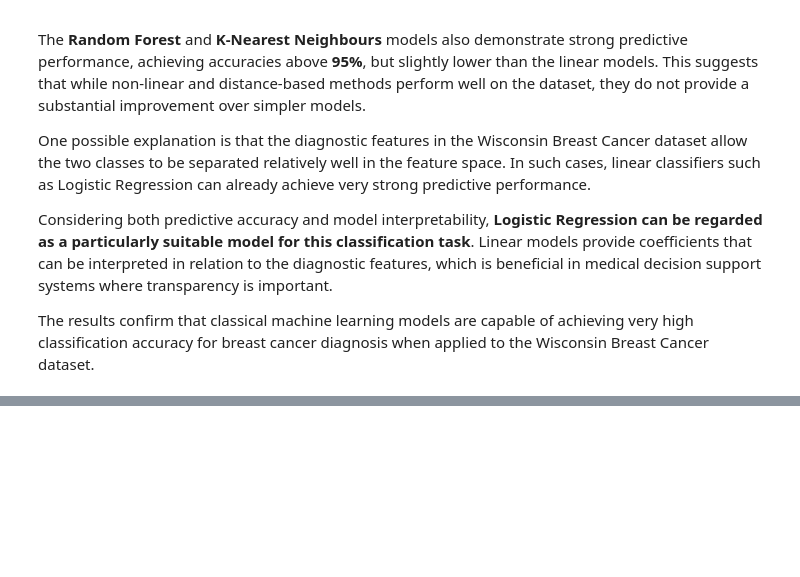
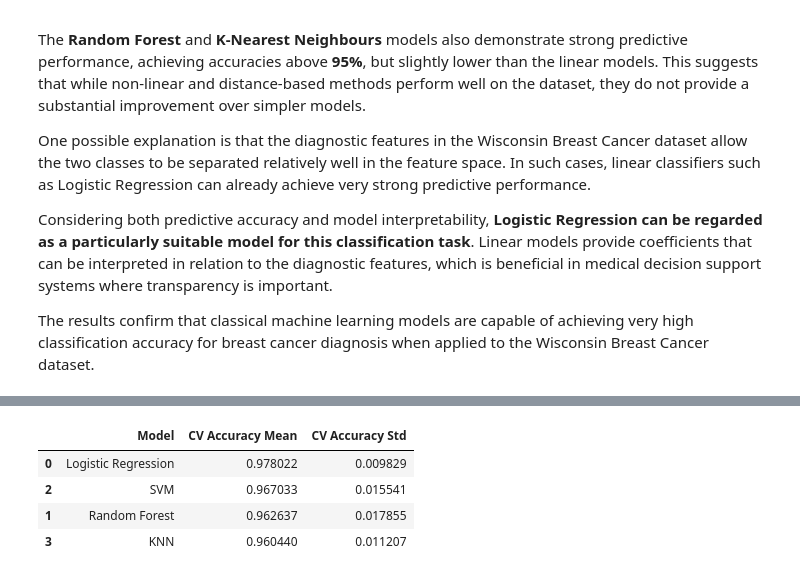
Before and after one commit to tbeekmans/breast_cancer_assignment, a Jupyter notebook: notebooks/4.0-modeling.ipynb, the cells around one changed output, grey strips where cells are left out. Saved outputs shown, nothing was run; the diff lists cells and outputs as text; code cells hidden in the pictures; blank space fills up the shorter version.

```diff
--- a/notebooks/4.0-modeling.ipynb
+++ b/notebooks/4.0-modeling.ipynb
@@ -342,0 +306,36 @@ The results confirm that classical machine learning models are capable of achiev
+# %%
+cv = StratifiedKFold(n_splits=5, shuffle=True, random_state=42)
+
+models = {
+    "Logistic Regression": log_model,
+    "Random Forest": rf_model,
+    "SVM": svm_model,
+    "KNN": knn_model
+}
+
+cv_results = []
+
+for name, model in models.items():
+
+    scores = cross_val_score(
+        model,
+        X_train,
+        y_train,
+        cv=cv,
+        scoring="accuracy"
+    )
+
+    cv_results.append({
+        "Model": name,
+        "CV Accuracy Mean": scores.mean(),
+        "CV Accuracy Std": scores.std()
+    })
+
+cv_results_df = pd.DataFrame(cv_results)
+cv_results_df.sort_values("CV Accuracy Mean", ascending=False)
+# %% [output]
+|  | Model | CV Accuracy Mean | CV Accuracy Std |
+| 0 | Logistic Regression | 0.978022 | 0.009829 |
+| 2 | SVM | 0.967033 | 0.015541 |
+| 1 | Random Forest | 0.962637 | 0.017855 |
+| 3 | KNN | 0.960440 | 0.011207 |
```
Also changed, not shown: parts of 12 cells of this notebook, 4 other files.
